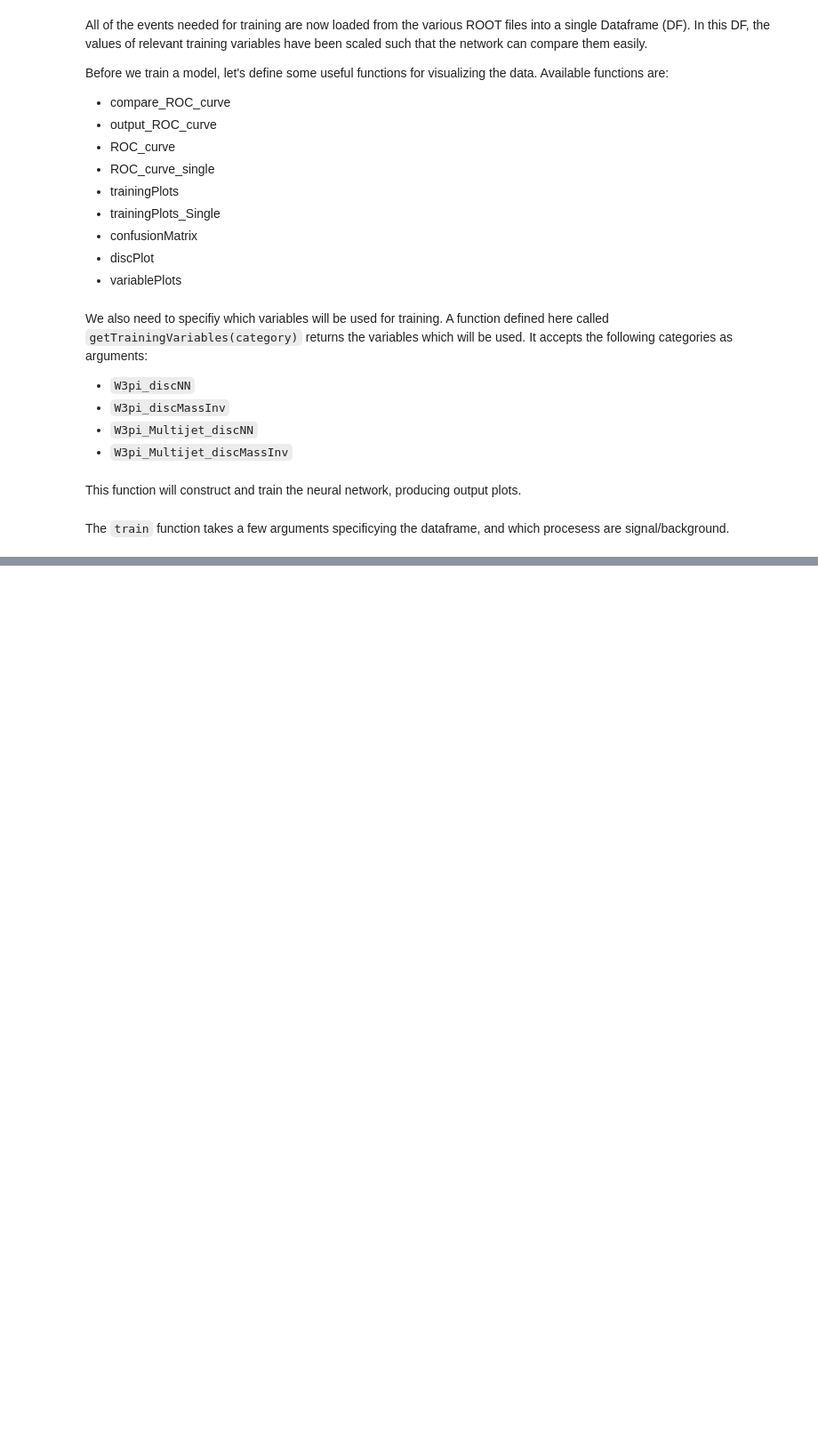
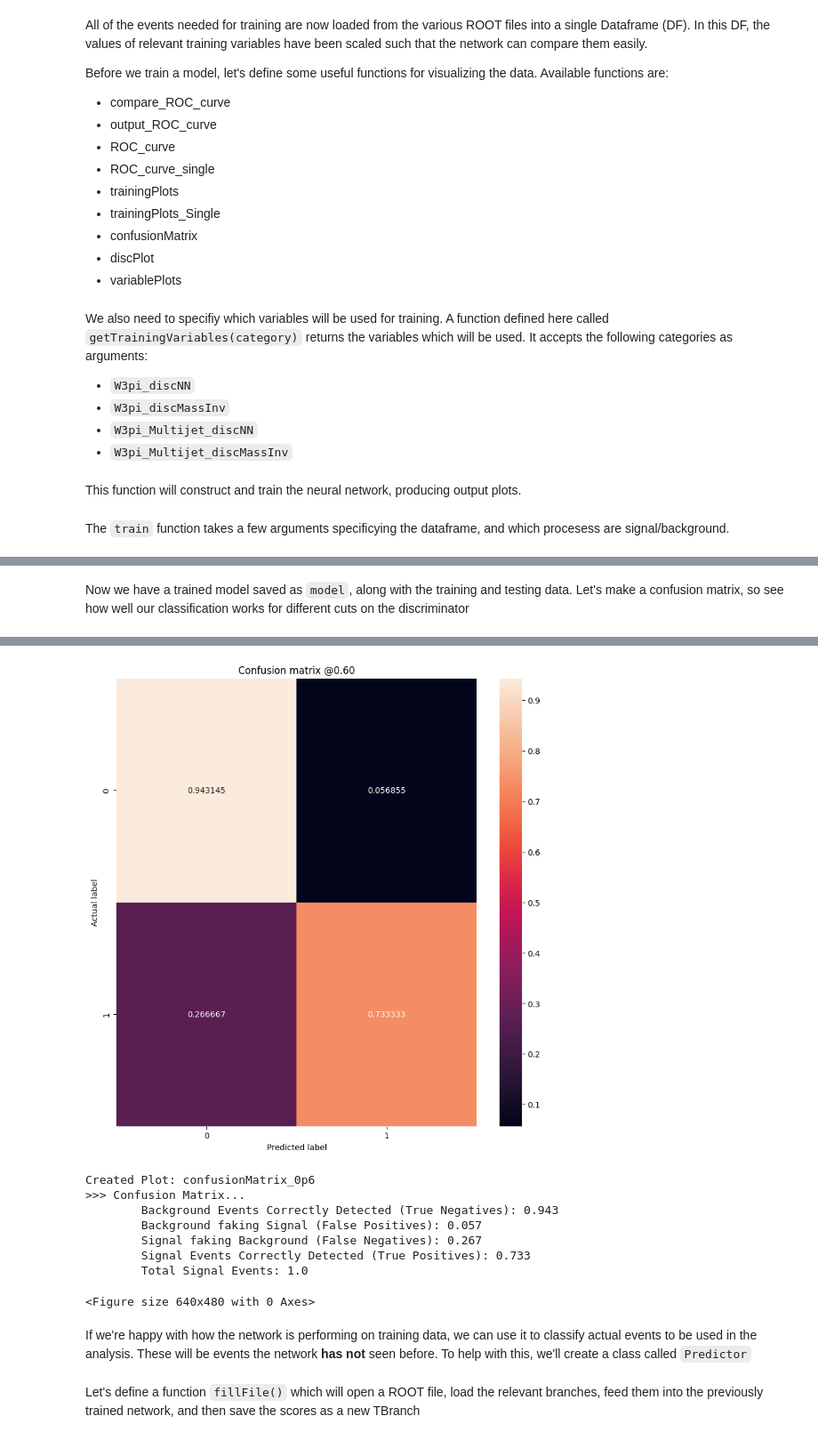
Before and after one commit to jamesnatoli/NNClassifiers, a Jupyter notebook: Wto3pi_Classifier.ipynb, the cells around one changed output, grey strips where cells are left out. Shown: that part at 89% size. Drawn from its saved outputs; the diff is of its cells as text; code cells hidden in the pictures; blank space fills up the shorter version.

```diff
--- a/Wto3pi_Classifier.ipynb
+++ b/Wto3pi_Classifier.ipynb
@@ -882,11 +883,12 @@ def train(model, input, signal, background, dont_plot, just_plot, log, dev_model
         trainingPlots_Single( f'{modelname}', history, log=log)
         discPlot( f'{modelname}', model, np.array(train_sig), np.array(train_bkg), np.array(test_sig), np.array(test_bkg), norm=True, log=log)
         ROC_curve( f'{modelname}', model, training_data, training_labels, testing_data, testing_labels)
-        confusionMatrix( f'{modelname}', model, training_data, training_labels, 0.9)
+
+    return model, training_data, training_labels, testing_data, testing_labels
 # %% [markdown]
 The `train` function takes a few arguments specificying the dataframe, and which procesess are signal/background.
 # %%
-model      = 'testModel'
+modelName  = 'testModel'
 input      = store # the output of preprocesses()
 signal     = 'signal'
 background = 'background_data'
@@ -898,7 +900,8 @@ split      = 1
 
 category   =  'W3pi_Multijet_discNN'
 
-train(model, input, signal, background, dont_plot, just_plot, log, dev_model, split)
+# Train the model and save some outputs
+model, training_data, training_labels, testing_data, testing_labels = train( modelName, input, signal, background, dont_plot, just_plot, log, dev_model, split)
 # %% [output]
 Training...
 Training Variables:
@@ -932,0 +936,5 @@ Created Plot: varplots
+# %% [markdown]
+Now we have a trained model saved as `model`, along with the training and testing data. Let's make a confusion matrix, so see how well our classification works for different cuts on the discriminator
+# %%
+confusionMatrix( modelName, model, training_data, training_labels, 0.6)
+# %% [output]
@@ -932,0 +942,11 @@ Created Plot: varplots
+[figure, added]
+Created Plot: confusionMatrix_0p6
+>>> Confusion Matrix...
+        Background Events Correctly Detected (True Negatives): 0.943
+        Background faking Signal (False Positives): 0.057
+        Signal faking Background (False Negatives): 0.267
+        Signal Events Correctly Detected (True Positives): 0.733
+        Total Signal Events: 1.0
+<Figure size 640x480 with 0 Axes>
+# %% [markdown]
+If we're happy with how the network is performing on training data, we can use it to classify actual events to be used in the analysis. These will be events the network **has not** seen before. To help with this, we'll create a class called `Predictor`
@@ -932,0 +983,2 @@ Created Plot: varplots
+# %% [markdown]
+Let's define a function `fillFile()` which will open a ROOT file, load the relevant branches, feed them into the previously trained network, and then save the scores as a new TBranch
```
Also changed, not shown: parts of 8 cells of this notebook.
